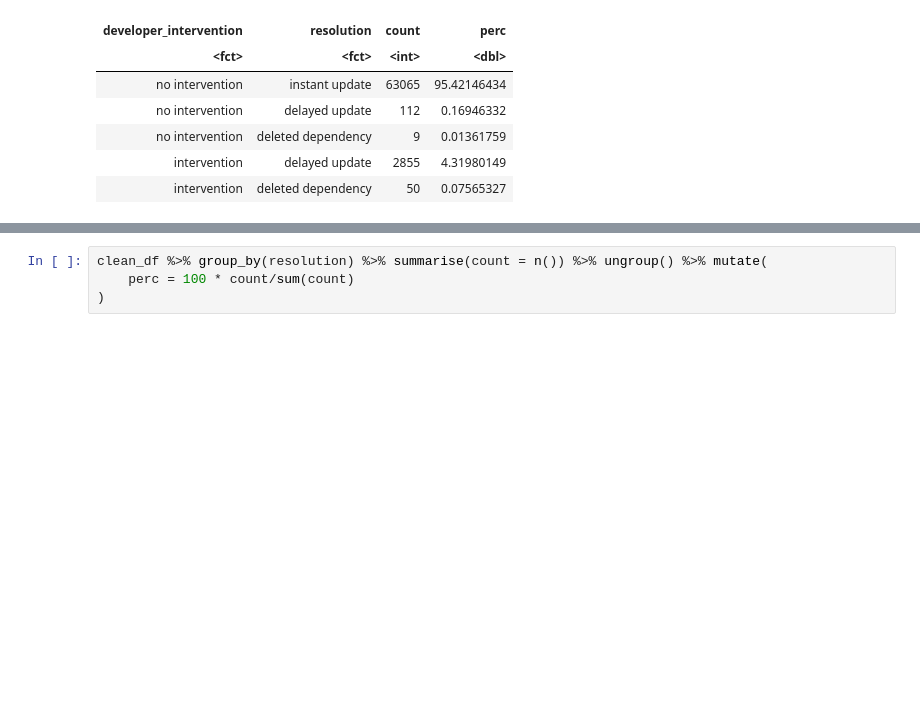
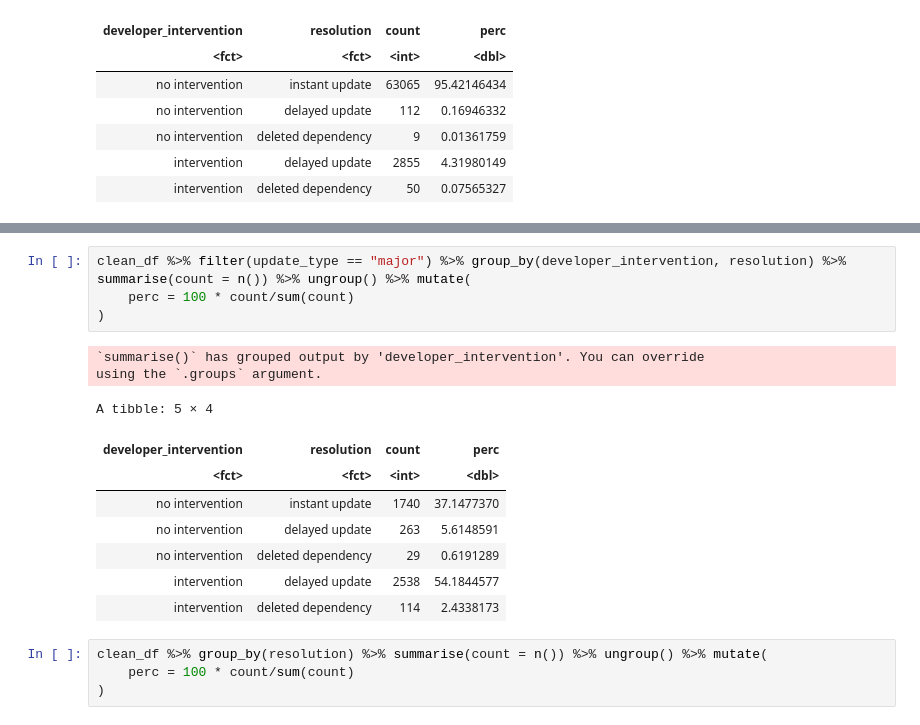
Before and after one commit to donald-pinckney/npm-follower, a Jupyter notebook: analysis/notebooks/rq3_b.ipynb, the cells around one changed output, grey strips where cells are left out. Drawn from its saved outputs; the diff is of its cells as text; blank space fills up the shorter version.

```diff
--- a/analysis/notebooks/rq3_b.ipynb
+++ b/analysis/notebooks/rq3_b.ipynb
@@ -230,3 +245,18 @@ A tibble: 5 × 4
+# %%
+clean_df %>% filter(update_type == "major") %>% group_by(developer_intervention, resolution) %>% summarise(count = n()) %>% ungroup() %>% mutate(
+    perc = 100 * count/sum(count)
+)
+# %% [output]
+`summarise()` has grouped output by 'developer_intervention'. You can override
+using the `.groups` argument.
+A tibble: 5 × 4
+| developer_intervention | resolution | count | perc |
+| <fct> | <fct> | <int> | <dbl> |
+| no intervention | instant update | 1740 | 37.1477370 |
+| no intervention | delayed update | 263 | 5.6148591 |
+| no intervention | deleted dependency | 29 | 0.6191289 |
+| intervention | delayed update | 2538 | 54.1844577 |
+| intervention | deleted dependency | 114 | 2.4338173 |
 # %%
 clean_df %>% group_by(resolution) %>% summarise(count = n()) %>% ungroup() %>% mutate(
     perc = 100 * count/sum(count)
```
Also changed, not shown: parts of 3 cells of this notebook, 1 other file.
